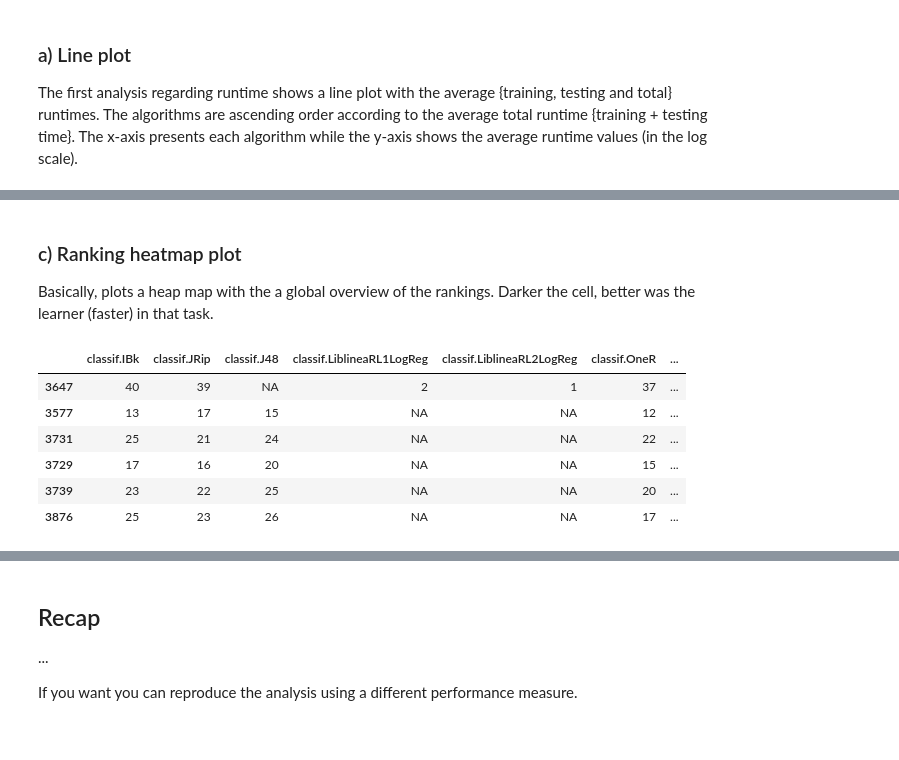
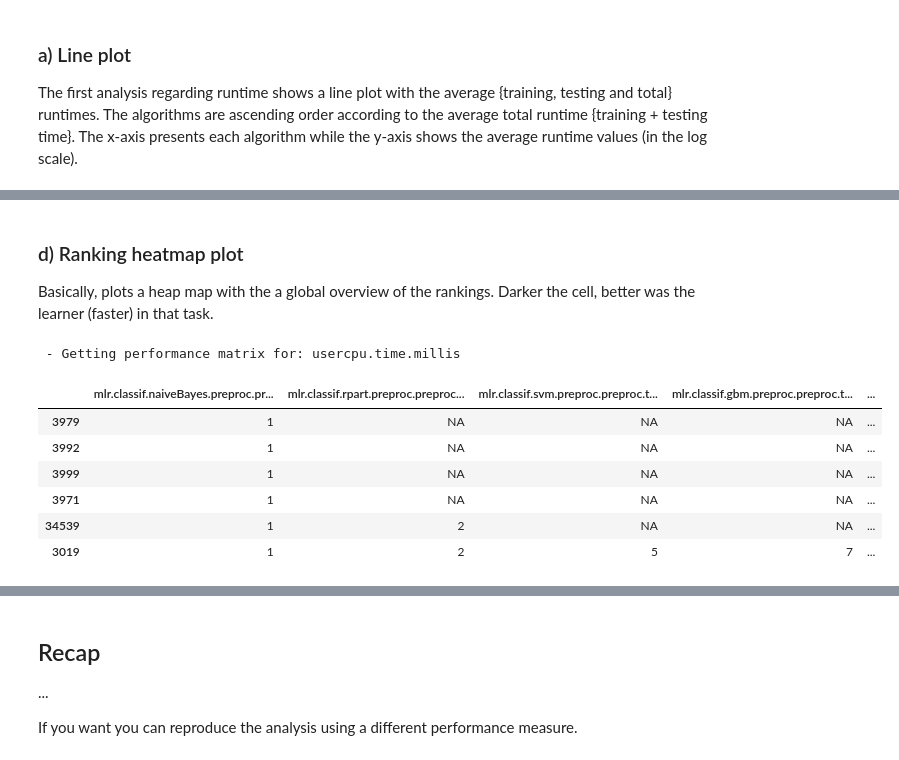
Before and after one commit to rgmantovani/postAnalysis, a Jupyter notebook: AutomaticAnalysis.ipynb, the cells around one changed output, grey strips where cells are left out. Drawn from its saved outputs; the diff is of its cells as text; code cells hidden in the pictures.

```diff
--- a/AutomaticAnalysis.ipynb
+++ b/AutomaticAnalysis.ipynb
@@ -143,3 +92,6 @@ data = getExperimentsData(tag = "study_7", numRuns = 18000)
+# %%
+#data = getExperimentsData(tag = "study_14", numRuns = 10000)
+data = getExperimentsData(tag = "study_14")
 # %% [markdown]
 It will return a R data frame object with the main characteristics of your runs. It should look like something like this:
 # %%
@@ -355,6 +169,6 @@ With the previously defined we can now do some basic performance comparisons and
 But first, we need to generate the a performance matrix according to a specific evaluation measure. Here, we are  generating the plots based on `measure = 'predictive.accuracy'`.
 # %%
 # Getting the performance matrix
-mat.acc = getMatrix(data, column = "predictive.accuracy")
+mat.acc = getPerfMatrix(data = data, measure = "predictive.accuracy")
 head(mat.acc)
 # %% [output]
@@ -521,0 +249,11 @@ g
+# %%
+# ranking frequency
+rk.acc   = getRanking(mat.acc, descending = TRUE)
+#rk.auc   = getRanking(mat.auc, descending = TRUE)
+#rk.f1    = getRanking(mat.f1, descending = TRUE)
+#rk.acc.w = getRanking(mat.acc.w, descending = TRUE)
+#rk.time  = getRanking(mat.runtime, descending = FALSE)
+
+# Calling the function and showing the chart
+options(repr.plot.width=10, repr.plot.height=2)
+getRankingHeatMap(data = rk.acc$rk)
@@ -609,5 +281,0 @@ Evaluating the runtime information basically use the same functions. First, we a
-# %%
-temp = data
-temp$runtime = data$training.time + data$testing.time
-mat.time = getMatrix(temp, column = "runtime")
-head(mat.time)
@@ -699,17 +337,19 @@ Warning message:
 # %% [markdown]
-### c) Ranking heatmap plot
+### d) Ranking heatmap plot
 
 Basically, plots a heap map with the a global overview of the rankings. Darker the cell, better was the learner (faster) in that task.
 # %%
+mat.time = getPerfMatrix(data = data, measure = "usercpu.time.millis")
 rk.time  = getRanking(mat.time, descending = FALSE)
 head(rk.time$rk)
 # %% [output]
+ - Getting performance matrix for: usercpu.time.millis
-|  | classif.IBk | classif.JRip | classif.J48 | classif.LiblineaRL1LogReg | classif.LiblineaRL2LogReg | classif.OneR | ... |
-| 3647 | 40 | 39 | NA | 2 | 1 | 37 | ... |
-| 3577 | 13 | 17 | 15 | NA | NA | 12 | ... |
-| 3731 | 25 | 21 | 24 | NA | NA | 22 | ... |
-| 3729 | 17 | 16 | 20 | NA | NA | 15 | ... |
-| 3739 | 23 | 22 | 25 | NA | NA | 20 | ... |
-| 3876 | 25 | 23 | 26 | NA | NA | 17 | ... |
+|  | mlr.classif.naiveBayes.preproc.pr... | mlr.classif.rpart.preproc.preproc... | mlr.classif.svm.preproc.preproc.t... | mlr.classif.gbm.preproc.preproc.t... | ... |
+| 3979 | 1 | NA | NA | NA | ... |
+| 3992 | 1 | NA | NA | NA | ... |
+| 3999 | 1 | NA | NA | NA | ... |
+| 3971 | 1 | NA | NA | NA | ... |
+| 34539 | 1 | 2 | NA | NA | ... |
+| 3019 | 1 | 2 | 5 | 7 | ... |
 # %%
 # Calling the function and showing the chart
```
Also changed, not shown: parts of 75 cells of this notebook, 2 other files.
